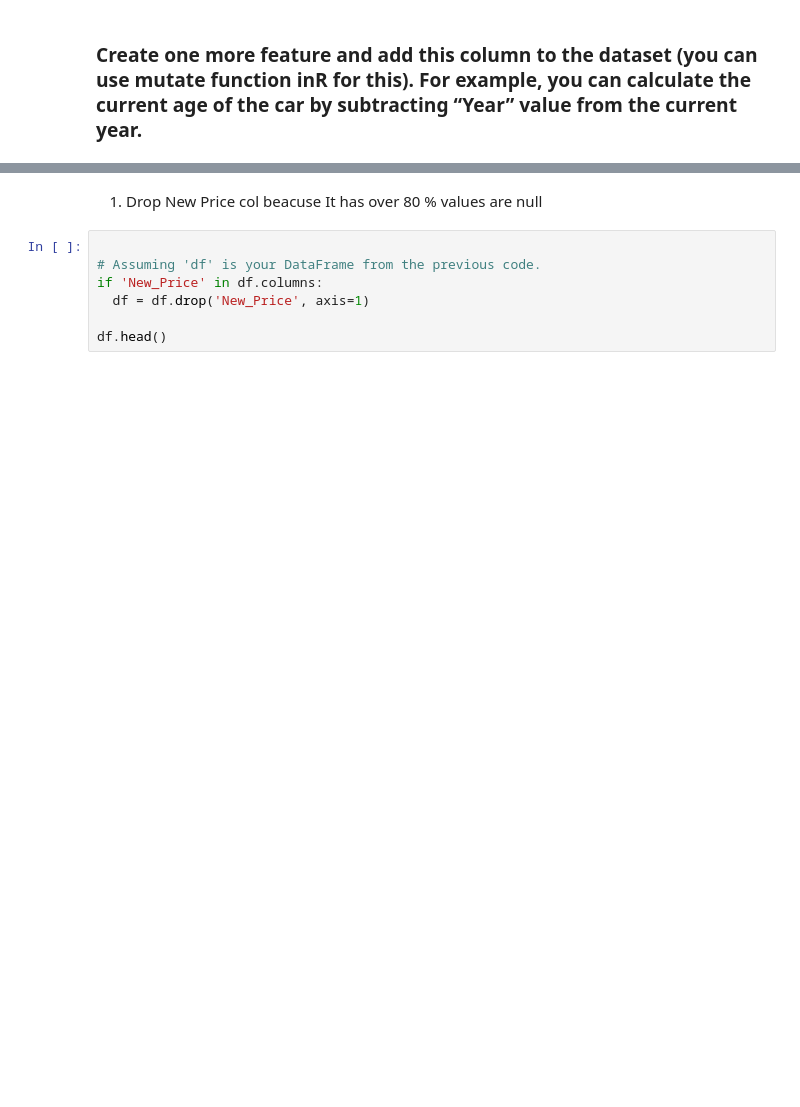
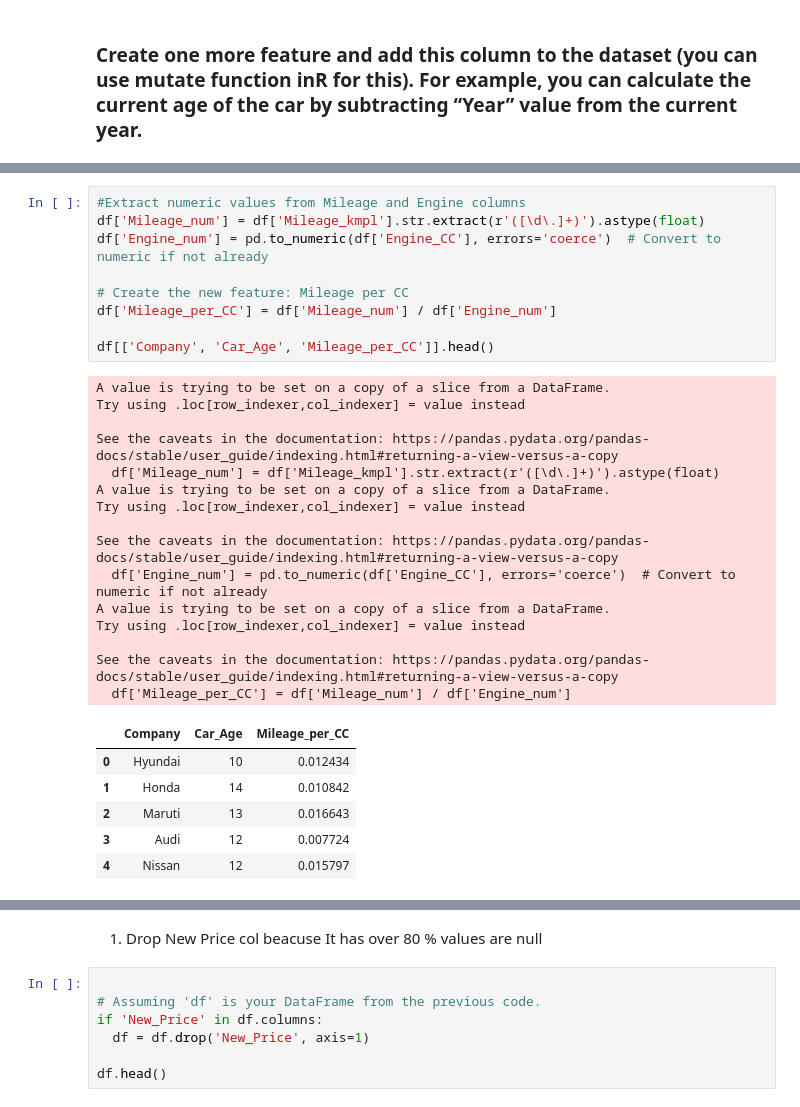
Before and after one commit to ladkrutarth/Assignment_2, a Jupyter notebook: Assignment_2.ipynb, the cells around one changed output, grey strips where cells are left out. Cells and saved outputs as stored; diff of their text form; blank space fills up the shorter version.

```diff
--- a/Assignment_2.ipynb
+++ b/Assignment_2.ipynb
@@ -206,6 +206,37 @@ df.head()
 | 2 | 3 | Maruti | Ertiga VDI | Chennai | 2012 | 13 | 87000 | Diesel | ... |
 | 3 | 4 | Audi | A4 New 2.0 TDI Multitronic | Coimbatore | 2013 | 12 | 40670 | Diesel | ... |
 | 4 | 6 | Nissan | Micra Diesel XV | Jaipur | 2013 | 12 | 86999 | Diesel | ... |
+# %%
+#Extract numeric values from Mileage and Engine columns
+df['Mileage_num'] = df['Mileage_kmpl'].str.extract(r'([\d\.]+)').astype(float)
+df['Engine_num'] = pd.to_numeric(df['Engine_CC'], errors='coerce')  # Convert to numeric if not already
+
+# Create the new feature: Mileage per CC
+df['Mileage_per_CC'] = df['Mileage_num'] / df['Engine_num']
+
+df[['Company', 'Car_Age', 'Mileage_per_CC']].head()
+# %% [output]
+A value is trying to be set on a copy of a slice from a DataFrame.
+Try using .loc[row_indexer,col_indexer] = value instead
+
+See the caveats in the documentation: https://pandas.pydata.org/pandas-docs/stable/user_guide/indexing.html#returning-a-view-versus-a-copy
+  df['Mileage_num'] = df['Mileage_kmpl'].str.extract(r'([\d\.]+)').astype(float)
+A value is trying to be set on a copy of a slice from a DataFrame.
+Try using .loc[row_indexer,col_indexer] = value instead
+
+See the caveats in the documentation: https://pandas.pydata.org/pandas-docs/stable/user_guide/indexing.html#returning-a-view-versus-a-copy
+  df['Engine_num'] = pd.to_numeric(df['Engine_CC'], errors='coerce')  # Convert to numeric if not already
+A value is trying to be set on a copy of a slice from a DataFrame.
+Try using .loc[row_indexer,col_indexer] = value instead
+
+See the caveats in the documentation: https://pandas.pydata.org/pandas-docs/stable/user_guide/indexing.html#returning-a-view-versus-a-copy
+  df['Mileage_per_CC'] = df['Mileage_num'] / df['Engine_num']
+|  | Company | Car_Age | Mileage_per_CC |
+| 0 | Hyundai | 10 | 0.012434 |
+| 1 | Honda | 14 | 0.010842 |
+| 2 | Maruti | 13 | 0.016643 |
+| 3 | Audi | 12 | 0.007724 |
+| 4 | Nissan | 12 | 0.015797 |
 # %%
 
 # Convert relevant columns to numeric, handling errors
```
Also changed, not shown: parts of 3 cells of this notebook.
